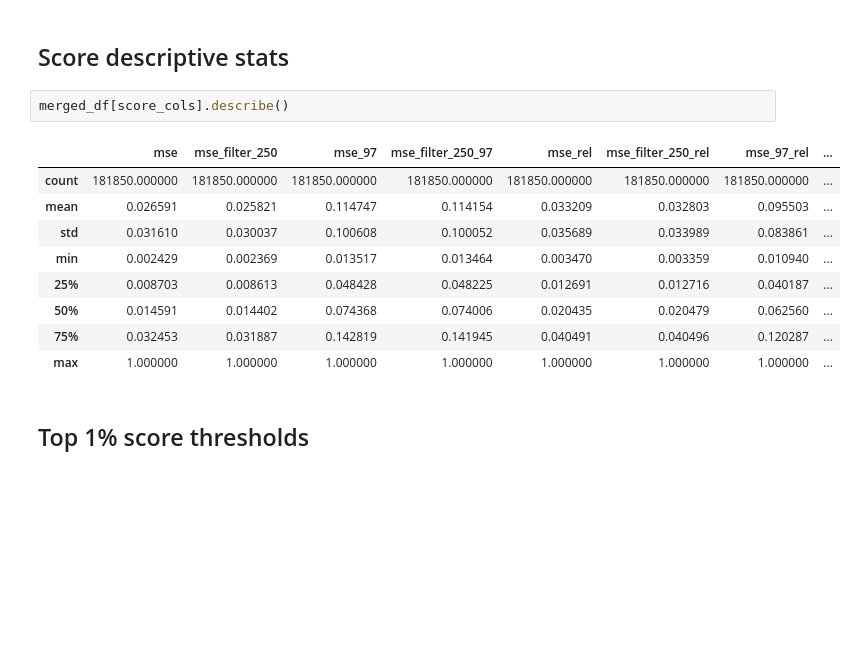
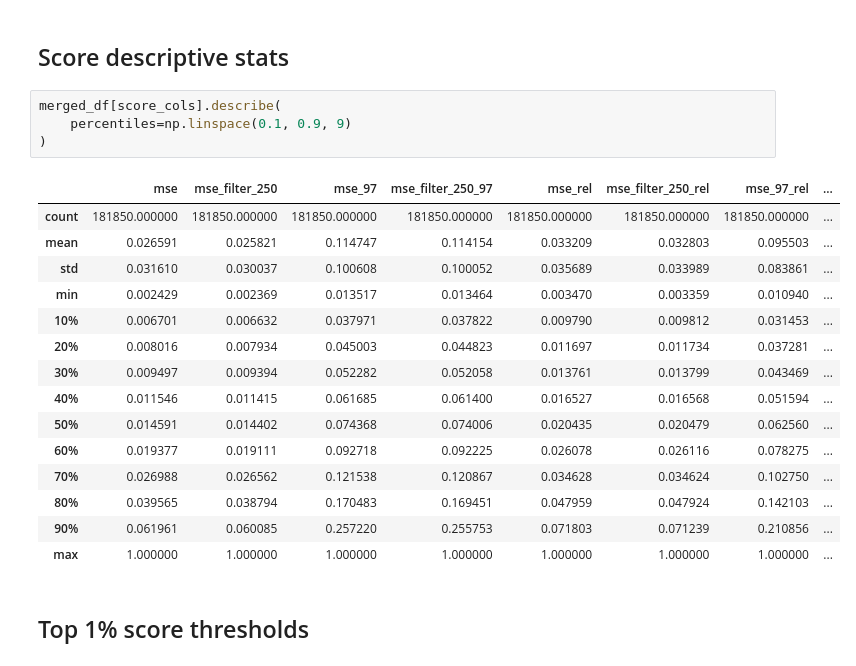
Before and after one commit to ed-ortizm/anomaly, a Jupyter notebook: thesis/01_scores.ipynb, the cells around one changed output. Cells and saved outputs as stored; diff of their text form; blank space fills up the shorter version.

```diff
--- a/thesis/01_scores.ipynb
+++ b/thesis/01_scores.ipynb
@@ -383,16 +382,24 @@ merged_df.loc[[bad_specobjid, broad_specobjid], score_cols]
 # %% [markdown]
 ## Score descriptive stats
 # %%
-merged_df[score_cols].describe()
+merged_df[score_cols].describe(
+    percentiles=np.linspace(0.1, 0.9, 9)
+)
 # %% [output]
 |  | mse | mse_filter_250 | mse_97 | mse_filter_250_97 | mse_rel | mse_filter_250_rel | mse_97_rel | ... |
 | count | 181850.000000 | 181850.000000 | 181850.000000 | 181850.000000 | 181850.000000 | 181850.000000 | 181850.000000 | ... |
 | mean | 0.026591 | 0.025821 | 0.114747 | 0.114154 | 0.033209 | 0.032803 | 0.095503 | ... |
 | std | 0.031610 | 0.030037 | 0.100608 | 0.100052 | 0.035689 | 0.033989 | 0.083861 | ... |
 | min | 0.002429 | 0.002369 | 0.013517 | 0.013464 | 0.003470 | 0.003359 | 0.010940 | ... |
-| 25% | 0.008703 | 0.008613 | 0.048428 | 0.048225 | 0.012691 | 0.012716 | 0.040187 | ... |
+| 10% | 0.006701 | 0.006632 | 0.037971 | 0.037822 | 0.009790 | 0.009812 | 0.031453 | ... |
+| 20% | 0.008016 | 0.007934 | 0.045003 | 0.044823 | 0.011697 | 0.011734 | 0.037281 | ... |
+| 30% | 0.009497 | 0.009394 | 0.052282 | 0.052058 | 0.013761 | 0.013799 | 0.043469 | ... |
+| 40% | 0.011546 | 0.011415 | 0.061685 | 0.061400 | 0.016527 | 0.016568 | 0.051594 | ... |
 | 50% | 0.014591 | 0.014402 | 0.074368 | 0.074006 | 0.020435 | 0.020479 | 0.062560 | ... |
-| 75% | 0.032453 | 0.031887 | 0.142819 | 0.141945 | 0.040491 | 0.040496 | 0.120287 | ... |
+| 60% | 0.019377 | 0.019111 | 0.092718 | 0.092225 | 0.026078 | 0.026116 | 0.078275 | ... |
+| 70% | 0.026988 | 0.026562 | 0.121538 | 0.120867 | 0.034628 | 0.034624 | 0.102750 | ... |
+| 80% | 0.039565 | 0.038794 | 0.170483 | 0.169451 | 0.047959 | 0.047924 | 0.142103 | ... |
+| 90% | 0.061961 | 0.060085 | 0.257220 | 0.255753 | 0.071803 | 0.071239 | 0.210856 | ... |
 | max | 1.000000 | 1.000000 | 1.000000 | 1.000000 | 1.000000 | 1.000000 | 1.000000 | ... |
 # %% [markdown]
 ## Top 1% score thresholds
```
Also changed, not shown: parts of 18 cells of this notebook.
